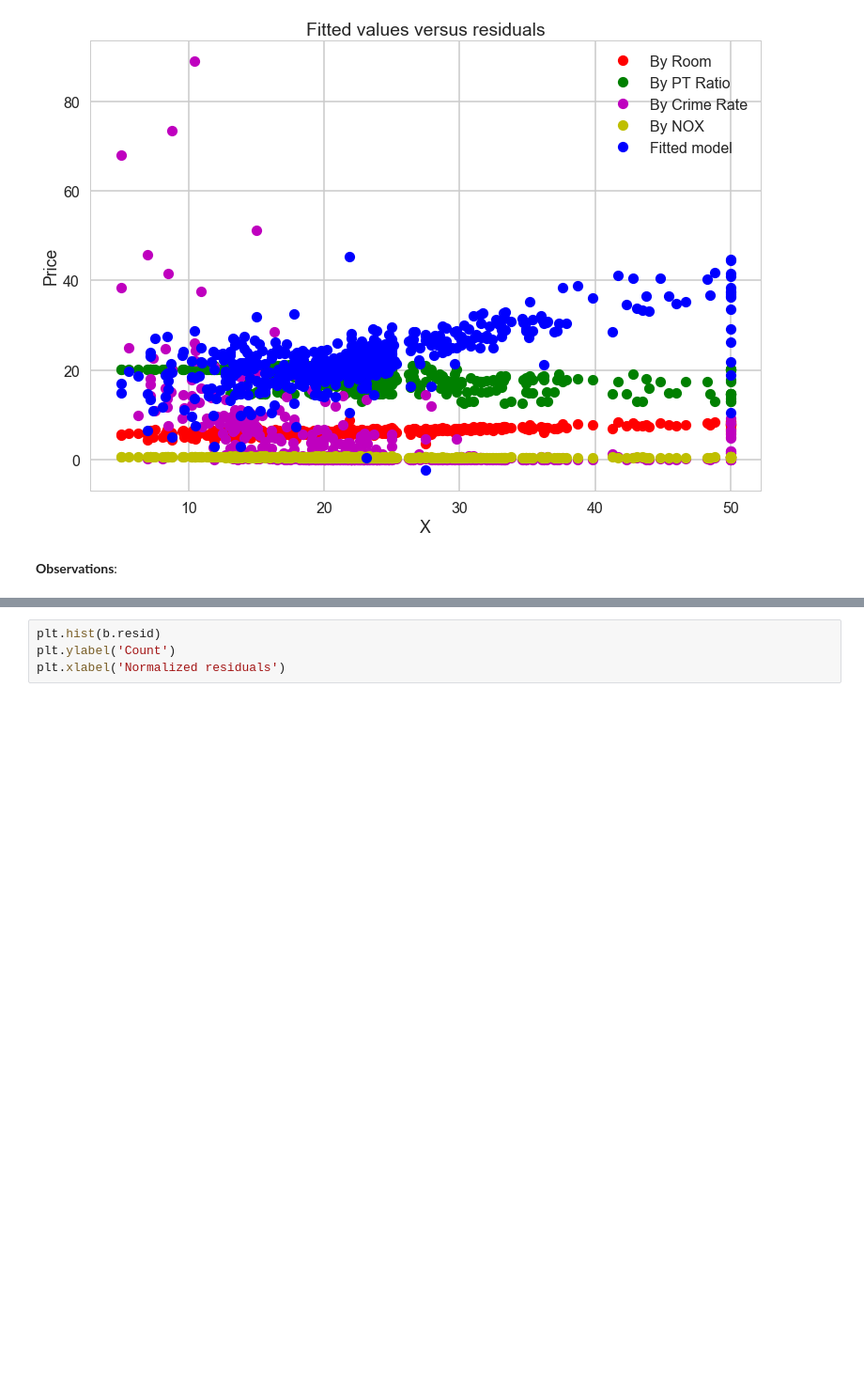
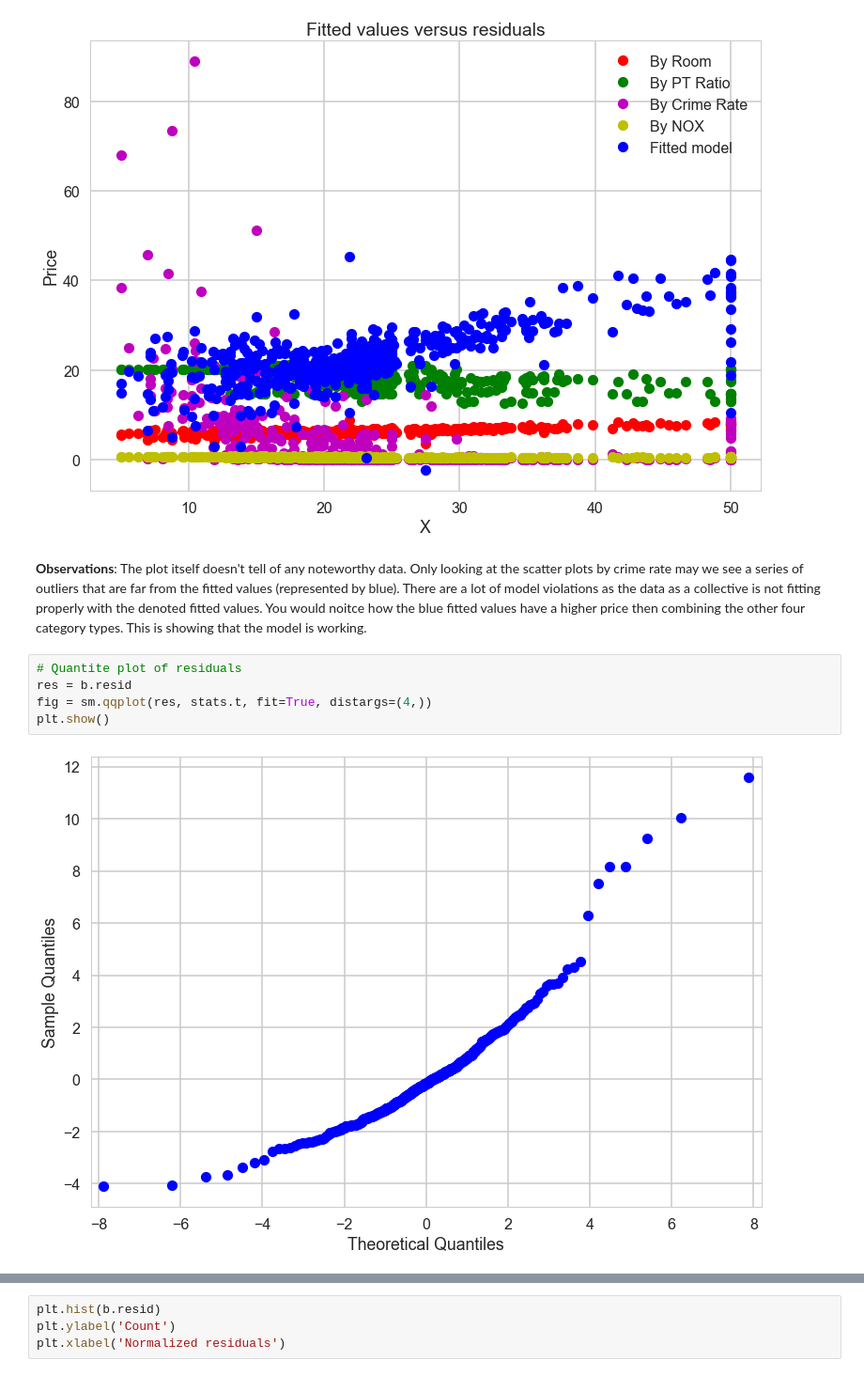
Before and after one commit to advanit/sb_ml, a Jupyter notebook: Mini_Project_Linear_Regression.ipynb, the cells around one changed output, grey strips where cells are left out. Shown at 94% size. Saved outputs shown, nothing was run; the diff lists cells and outputs as text; blank space fills up the shorter version.

```diff
--- a/Mini_Project_Linear_Regression.ipynb
+++ b/Mini_Project_Linear_Regression.ipynb
@@ -934,5 +934,12 @@ plt.title('Fitted values versus residuals')
 # %% [output]
 <matplotlib.text.Text at 0x...>
 [figure]
-# %% [markdown]
-**Observations**:
+# %% [markdown]
+**Observations**: The plot itself doesn't tell of any noteworthy data.  Only looking at the scatter plots by crime rate may we see a series of outliers that are far from the fitted values (represented by blue).  There are a lot of model violations as the data as a collective is not fitting properly with the denoted fitted values.  You would noitce how the blue fitted values have a higher price then combining the other four category types.  This is showing that the model is working.
+# %%
+# Quantite plot of residuals
+res = b.resid
+fig = sm.qqplot(res, stats.t, fit=True, distargs=(4,))
+plt.show()
+# %% [output]
+[figure, added]
```
Also changed, not shown: parts of 3 cells of this notebook.
